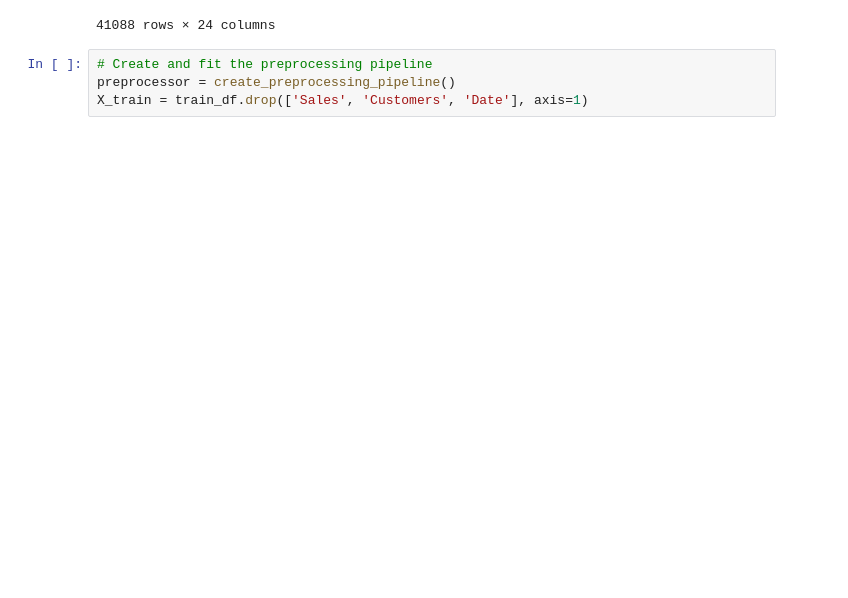
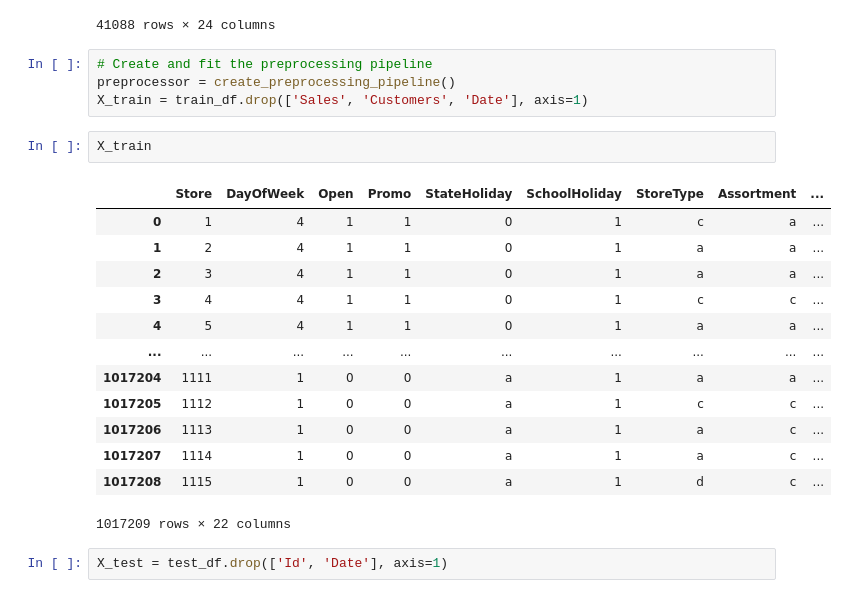
Before and after one commit to brook1167/Rossmann-Pharmaceuticals, a Jupyter notebook: notebooks/prediction_store_sales.ipynb, the cells around one changed output. Drawn from its saved outputs; the diff is of its cells as text; blank space fills up the shorter version.

```diff
--- a/notebooks/prediction_store_sales.ipynb
+++ b/notebooks/prediction_store_sales.ipynb
@@ -237,3 +237,21 @@ extract_date_features(test_df)
 # Create and fit the preprocessing pipeline
 preprocessor = create_preprocessing_pipeline()
 X_train = train_df.drop(['Sales', 'Customers', 'Date'], axis=1)
+# %%
+X_train
+# %% [output]
+|  | Store | DayOfWeek | Open | Promo | StateHoliday | SchoolHoliday | StoreType | Assortment | ... |
+| 0 | 1 | 4 | 1 | 1 | 0 | 1 | c | a | ... |
+| 1 | 2 | 4 | 1 | 1 | 0 | 1 | a | a | ... |
+| 2 | 3 | 4 | 1 | 1 | 0 | 1 | a | a | ... |
+| 3 | 4 | 4 | 1 | 1 | 0 | 1 | c | c | ... |
+| 4 | 5 | 4 | 1 | 1 | 0 | 1 | a | a | ... |
+| ... | ... | ... | ... | ... | ... | ... | ... | ... | ... |
+| 1017204 | 1111 | 1 | 0 | 0 | a | 1 | a | a | ... |
+| 1017205 | 1112 | 1 | 0 | 0 | a | 1 | c | c | ... |
+| 1017206 | 1113 | 1 | 0 | 0 | a | 1 | a | c | ... |
+| 1017207 | 1114 | 1 | 0 | 0 | a | 1 | a | c | ... |
+| 1017208 | 1115 | 1 | 0 | 0 | a | 1 | d | c | ... |
+1017209 rows × 22 columns
+# %%
+X_test = test_df.drop(['Id', 'Date'], axis=1)
```
Also changed, not shown: parts of 4 cells of this notebook.
